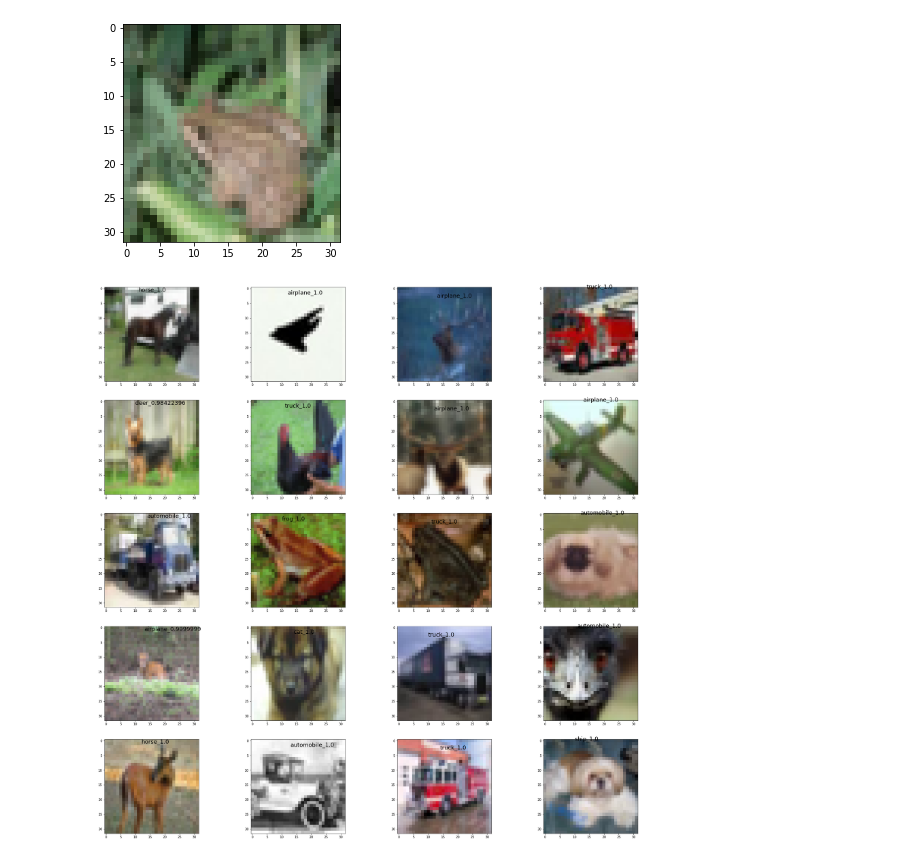
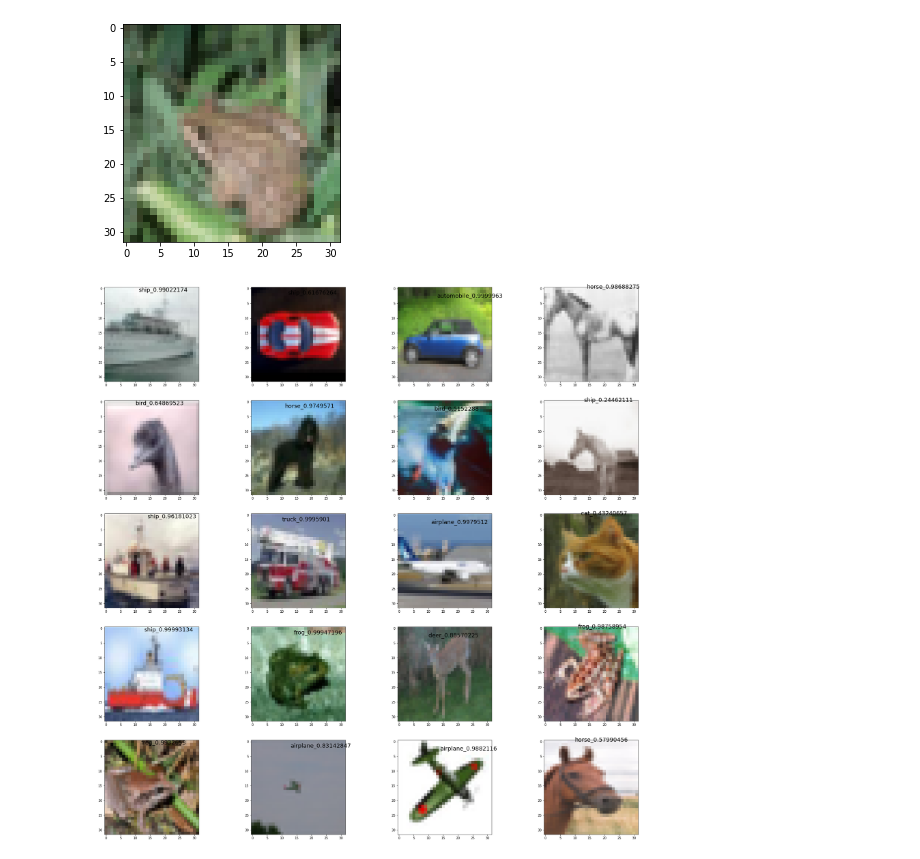
Before and after one commit to AdityaKurude/Classification, a Jupyter notebook: Inference.ipynb, the cells around one changed output. Saved outputs shown, nothing was run; the diff lists cells and outputs as text; code cells hidden in the pictures.

```diff
--- a/Inference.ipynb
+++ b/Inference.ipynb
@@ -34,33 +34,35 @@ for idx in range(5):
 classes = ['airplane', 'automobile', 'bird', 'cat', 'deer', 'dog', 'frog', 'horse', 'ship', 'truck']
 import cv2
 
 w = 32
 h = 32
 fig = plt.figure(figsize=(32, 32))
 columns = 4
 rows = 5
 
 position = ((int) (w//2), (int) (2))
 
 row = 0
 col = 0
 
-for i, idx in zip(range(1, columns*rows +1), range(20,40)):
+for i, idx in zip(range(1, columns*rows +1), range(80,100)):
     row = (row+1) % columns
     col = (col+1) % rows
     sample_org = x_test[idx]
 
     # make prediction on image
-    sample = tf.expand_dims(sample_org, axis=0)
+    sample = tf.cast(sample_org, tf.float32)
+    sample /= 255.0  # normalize to [0,1] range
+    sample = tf.expand_dims(sample, axis=0)
     prediction = model.predict(sample)
     pred_softmaxed = tf.nn.softmax(prediction)[0]
     pred_softmaxed = pred_softmaxed.numpy()
     class_index = np.argmax(pred_softmaxed, axis=0)
     class_score = np.amax(pred_softmaxed, axis=0)
 
     fig.add_subplot(rows, columns, i)
     plt.imshow(sample_org)
     plt.text(10+col, (row), classes[class_index] + "_"+str(class_score), fontsize=18)
 plt.show()
 # %% [output]
-[figure, old version]
+[figure, new version]
```
Also changed, not shown: 3 other files.
